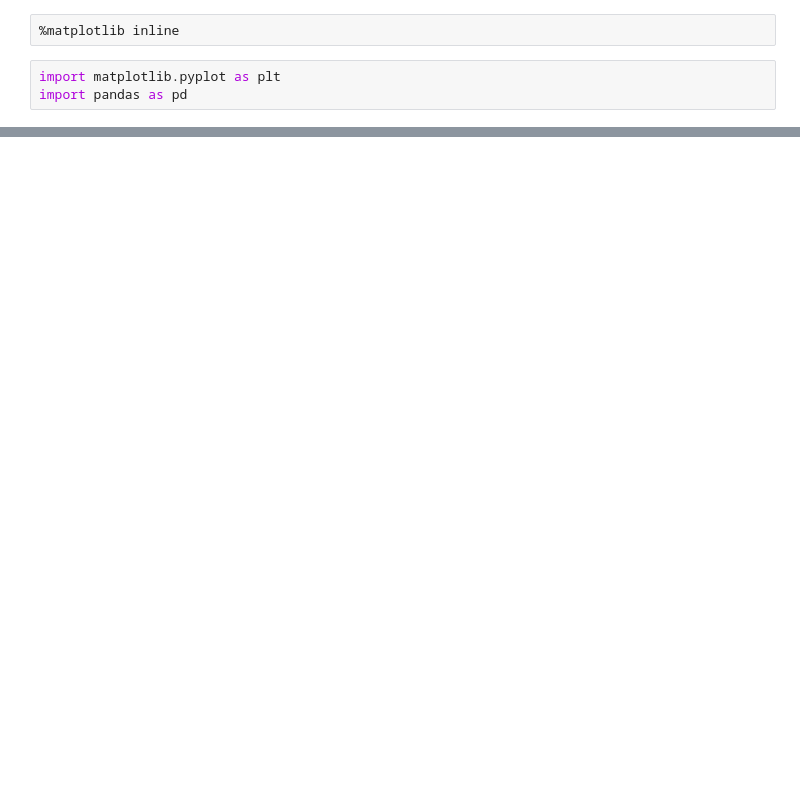
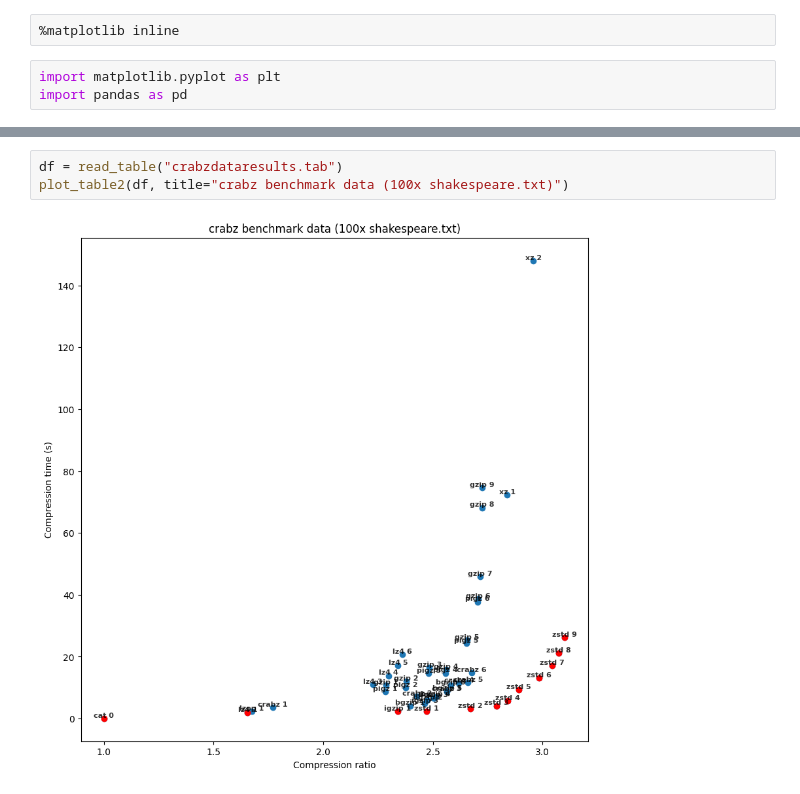
Before and after one commit to marcelm/compression, a Jupyter notebook: plotresults.ipynb, the cells around one changed output, grey strips where cells are left out. Cells and saved outputs as stored; diff of their text form; blank space fills up the shorter version.

Commit message:
crabz

```diff
--- a/plotresults.ipynb
+++ b/plotresults.ipynb
@@ -58,0 +85,5 @@ plot_table(df)
+# %%
+df = read_table("crabzdataresults.tab")
+plot_table2(df, title="crabz benchmark data (100x shakespeare.txt)")
+# %% [output]
+[figure, added]
```
Also changed, not shown: parts of 3 cells of this notebook, 3 other files.
